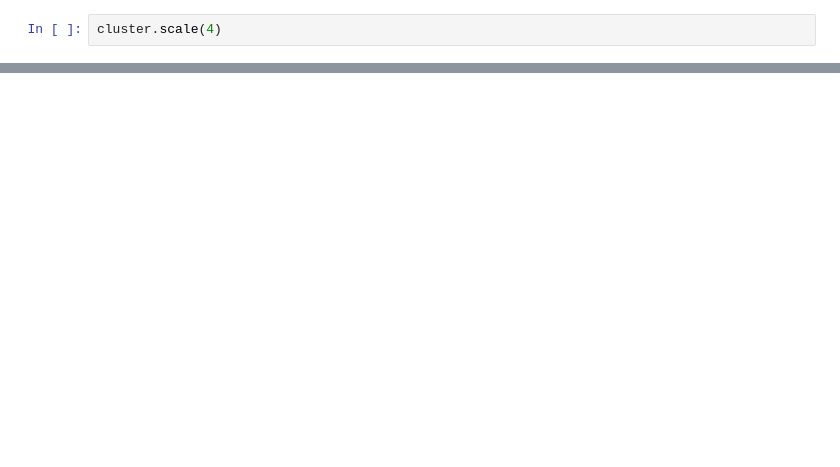
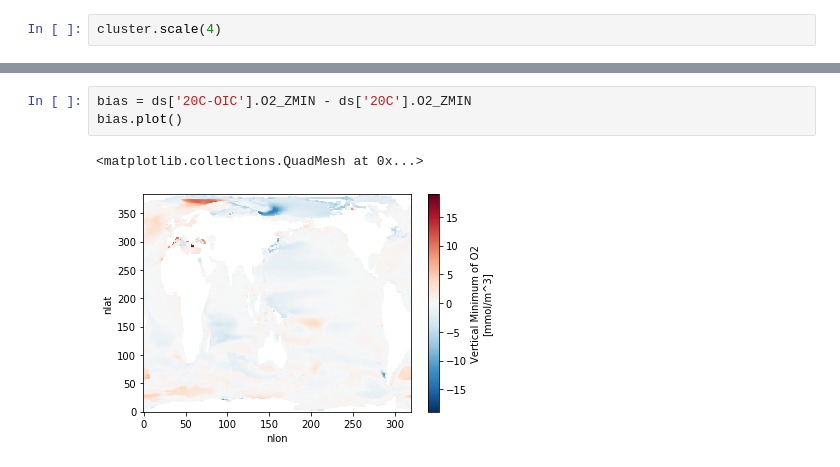
Before and after one commit to mnlevy1981/LENS_via_intake_esm, a Jupyter notebook: Test CESM-LENS collection.ipynb, the cells around one changed output, grey strips where cells are left out. Cells and saved outputs as stored; diff of their text form; blank space fills up the shorter version.

```diff
--- a/Test CESM-LENS collection.ipynb
+++ b/Test CESM-LENS collection.ipynb
@@ -145,3 +141,9 @@ Wall time: 7.5 s
+# %%
+bias = ds['20C-OIC'].O2_ZMIN - ds['20C'].O2_ZMIN
+bias.plot()
+# %% [output]
+<matplotlib.collections.QuadMesh at 0x...>
+[figure, added]
 # %%
 %%time
 
```
Also changed, not shown: parts of 12 cells of this notebook, 3 other files.
